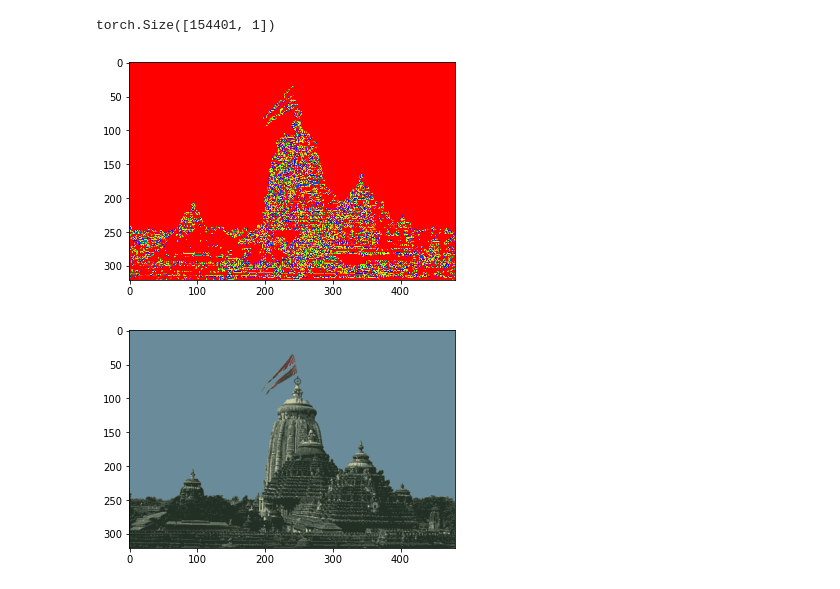
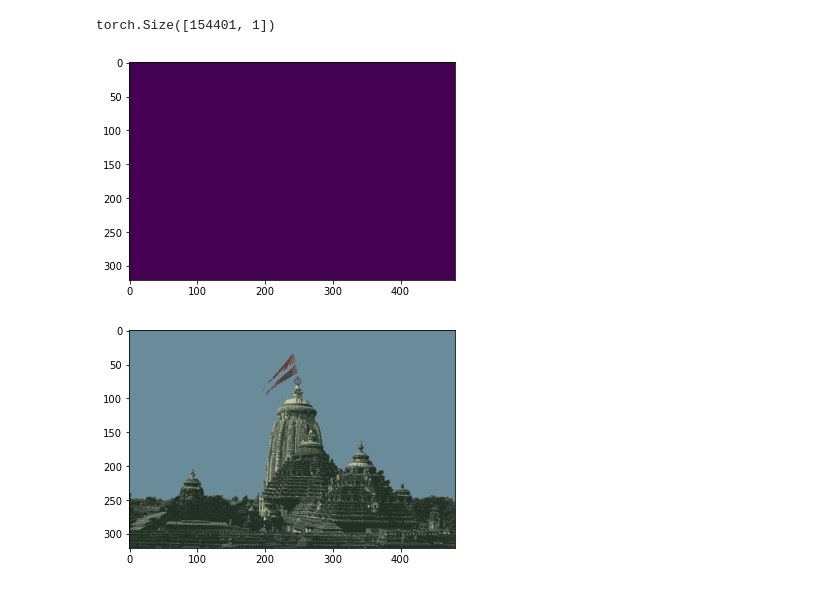
Before and after one commit to arun477/deep_learning_portal, a Jupyter notebook: 02.1_meanshift++.ipynb, the cells around one changed output. Drawn from its saved outputs; the diff is of its cells as text; code cells hidden in the pictures.

Commit message:
no success in image segmentation on RGB

```diff
--- a/02.1_meanshift++.ipynb
+++ b/02.1_meanshift++.ipynb
@@ -178,7 +178,7 @@ for i,xseg in enumerate(X1seg):
     else:
         X1seglst.append(torch.ones((1,))*(len(C1)+2))
 X1seglst = torch.stack(X1seglst)
-X1seg = X1seglst.to(torch.int32)
+X1seg = X1seglst.to(torch.int16)
 # %%
 X1seg.min(), X1seg.max()
 # %% [output]
@@ -188,11 +198,11 @@ X1seg.shape
 # %% [output]
 torch.Size([154401, 1])
 # %%
-cmap = plt.get_cmap('prism_r')
-plt.imshow(X1.view(321, 481, 3));
-plt.imshow(X1seg.view(321, 481), cmap=cmap);
+# cmap = plt.get_cmap('prism_r')
+# plt.imshow(X1.view(321, 481, 3));
+plt.imshow(X1seg.view(321, 481));
 # %% [output]
-[figure, old version]
+[figure, new version]
 # %%
 plt.imshow(X1.view(321, 481, 3));
 # %% [output]
```
Also changed, not shown: parts of 5 cells of this notebook.
